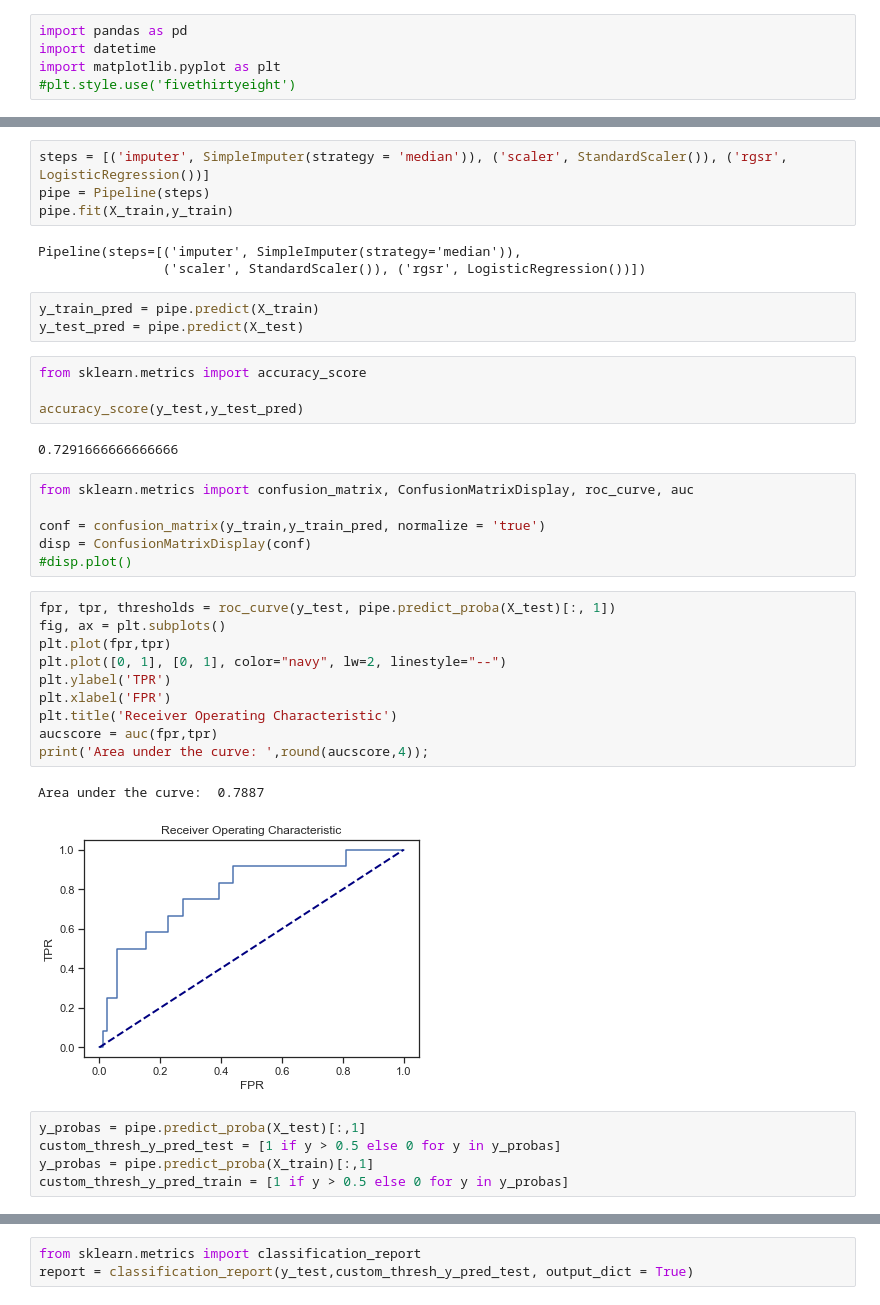
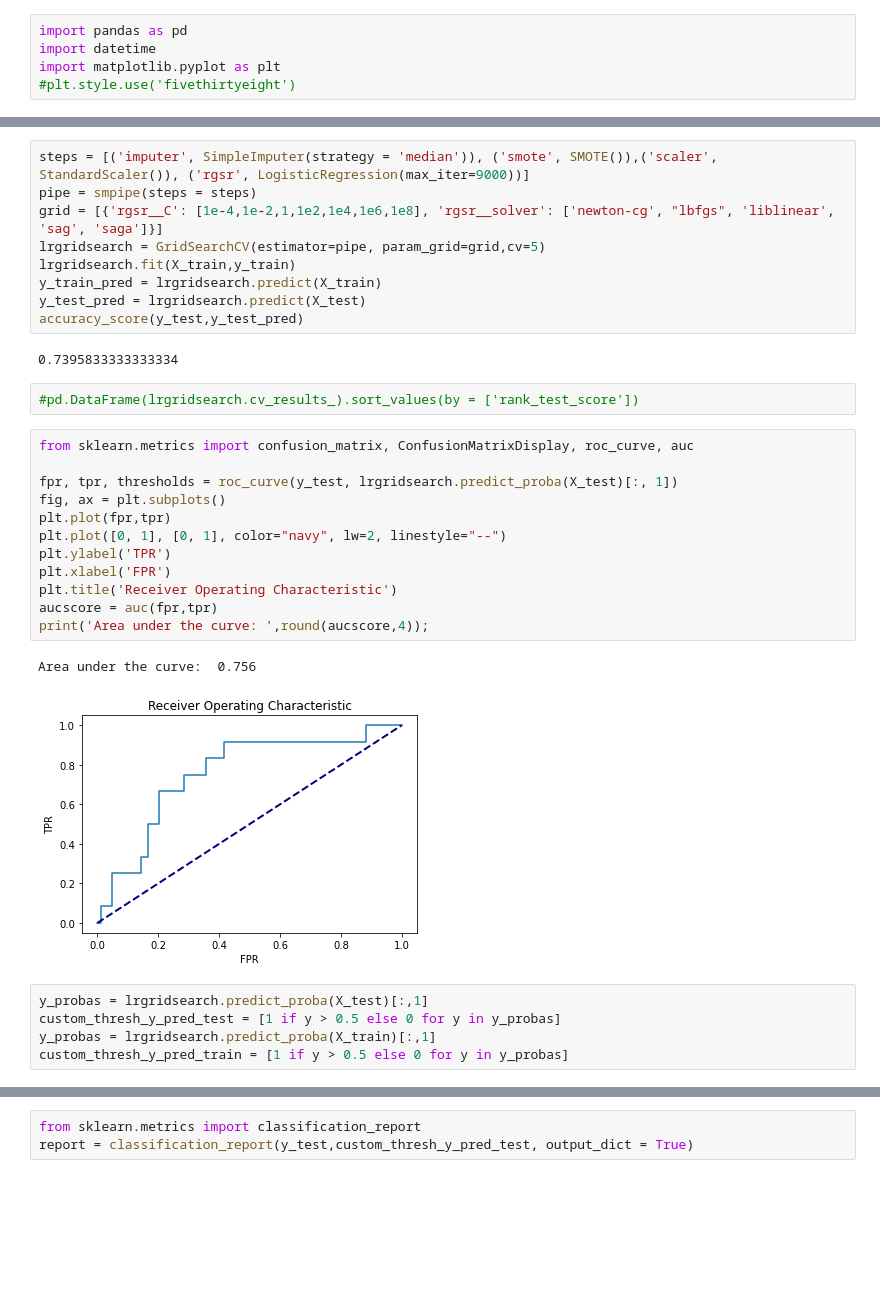
Before and after one commit to DanlBradley/RecessionPredictor, a Jupyter notebook: model_tuning.ipynb, the cells around one changed output, grey strips where cells are left out. Cells and saved outputs as stored; diff of their text form; blank space fills up the shorter version.

Commit message:
added smote to pipeline

```diff
--- a/model_tuning.ipynb
+++ b/model_tuning.ipynb
@@ -67,45 +67,38 @@ smpl = SimpleImputer(strategy = 'median')
 X_train, X_test, y_train, y_test = train_test_split(X, y, test_size=0.4, random_state=20)
 X_imputed = smpl.fit_transform(X_train)
 X_train, y_train = sm.fit_resample(X_imputed, y_train)
-# %%
-steps = [('imputer', SimpleImputer(strategy = 'median')), ('scaler', StandardScaler()), ('rgsr', LogisticRegression())]
-pipe = Pipeline(steps)
-pipe.fit(X_train,y_train)
-# %% [output]
-Pipeline(steps=[('imputer', SimpleImputer(strategy='median')),
-                ('scaler', StandardScaler()), ('rgsr', LogisticRegression())])
-# %%
-y_train_pred = pipe.predict(X_train)
-y_test_pred = pipe.predict(X_test)
-# %%
-from sklearn.metrics import accuracy_score
-
-accuracy_score(y_test,y_test_pred)
-# %% [output]
-0.7291666666666666
-# %%
-from sklearn.metrics import confusion_matrix, ConfusionMatrixDisplay, roc_curve, auc
-
-conf = confusion_matrix(y_train,y_train_pred, normalize = 'true')
-disp = ConfusionMatrixDisplay(conf)
-#disp.plot()
+# %%
+steps = [('imputer', SimpleImputer(strategy = 'median')), ('smote', SMOTE()),('scaler', StandardScaler()), ('rgsr', LogisticRegression(max_iter=9000))]
+pipe = smpipe(steps = steps)
+grid = [{'rgsr__C': [1e-4,1e-2,1,1e2,1e4,1e6,1e8], 'rgsr__solver': ['newton-cg', "lbfgs", 'liblinear', 'sag', 'saga']}]
+lrgridsearch = GridSearchCV(estimator=pipe, param_grid=grid,cv=5)
+lrgridsearch.fit(X_train,y_train)
+y_train_pred = lrgridsearch.predict(X_train)
+y_test_pred = lrgridsearch.predict(X_test)
+accuracy_score(y_test,y_test_pred)
+# %% [output]
+0.7395833333333334
+# %%
+#pd.DataFrame(lrgridsearch.cv_results_).sort_values(by = ['rank_test_score'])
 # %%
-fpr, tpr, thresholds = roc_curve(y_test, pipe.predict_proba(X_test)[:, 1])
+from sklearn.metrics import confusion_matrix, ConfusionMatrixDisplay, roc_curve, auc
+
+fpr, tpr, thresholds = roc_curve(y_test, lrgridsearch.predict_proba(X_test)[:, 1])
 fig, ax = plt.subplots()
 plt.plot(fpr,tpr)
 plt.plot([0, 1], [0, 1], color="navy", lw=2, linestyle="--")
 plt.ylabel('TPR')
 plt.xlabel('FPR')
 plt.title('Receiver Operating Characteristic')
 aucscore = auc(fpr,tpr)
 print('Area under the curve: ',round(aucscore,4));
 # %% [output]
-Area under the curve:  0.7887
+Area under the curve:  0.756
-[figure, old version]
+[figure, new version]
 # %%
-y_probas = pipe.predict_proba(X_test)[:,1]
+y_probas = lrgridsearch.predict_proba(X_test)[:,1]
 custom_thresh_y_pred_test = [1 if y > 0.5 else 0 for y in y_probas]
-y_probas = pipe.predict_proba(X_train)[:,1]
+y_probas = lrgridsearch.predict_proba(X_train)[:,1]
 custom_thresh_y_pred_train = [1 if y > 0.5 else 0 for y in y_probas]
 # %%
 import numpy as np
```
Also changed, not shown: parts of 10 cells of this notebook.
